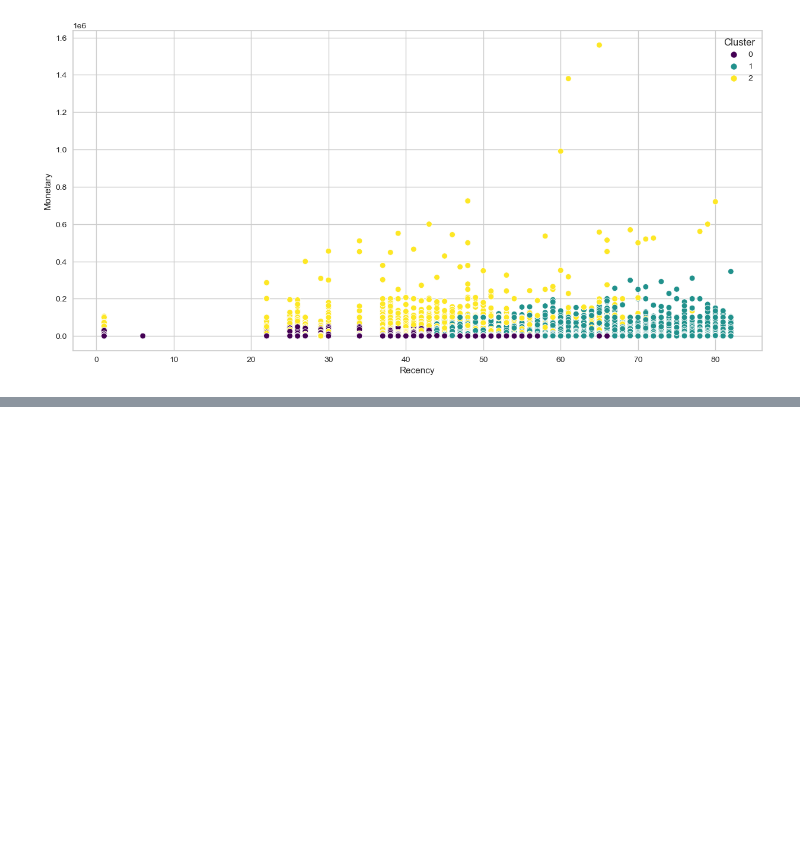
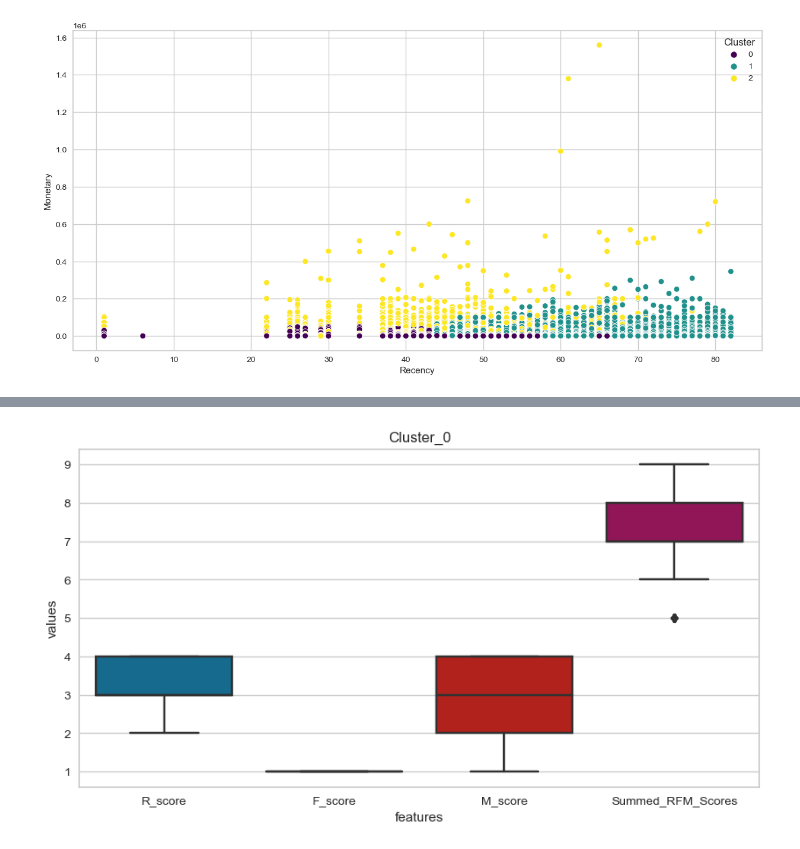
Before and after one commit to joachinhimself/RFM-Analysis, a Jupyter notebook: Notebooks/RFM Analysis Solution.ipynb, the cells around one changed output, grey strips where cells are left out. Saved outputs shown, nothing was run; the diff lists cells and outputs as text; code cells hidden in the pictures; blank space fills up the shorter version.

```diff
--- a/Notebooks/RFM Analysis Solution.ipynb
+++ b/Notebooks/RFM Analysis Solution.ipynb
@@ -1249,0 +1310,4 @@ sns.scatterplot(data = RFM_df, x = RFM_df['Recency'], y = RFM_df['Monetary'], hu
+# %%
+cluster_0 = RFM_df[RFM_df['Cluster'] == 0]
+cluster_1 = RFM_df[RFM_df['Cluster'] == 1]
+cluster_2 = RFM_df[RFM_df['Cluster'] == 2]
@@ -1249,0 +1330,14 @@ sns.scatterplot(data = RFM_df, x = RFM_df['Recency'], y = RFM_df['Monetary'], hu
+# %%
+# Create a figure
+fig = plt.figure(figsize=(10, 5))
+
+# Add a boxplot
+sns.boxplot(data = cluster_0[['R_score', 'F_score', 'M_score', 'Summed_RFM_Scores']])
+
+# Add labels
+plt.title(f'Cluster_0')
+plt.xlabel('features')
+plt.ylabel('values')
+plt.show()
+# %% [output]
+[figure, added]
```
Also changed, not shown: parts of 7 cells of this notebook.
